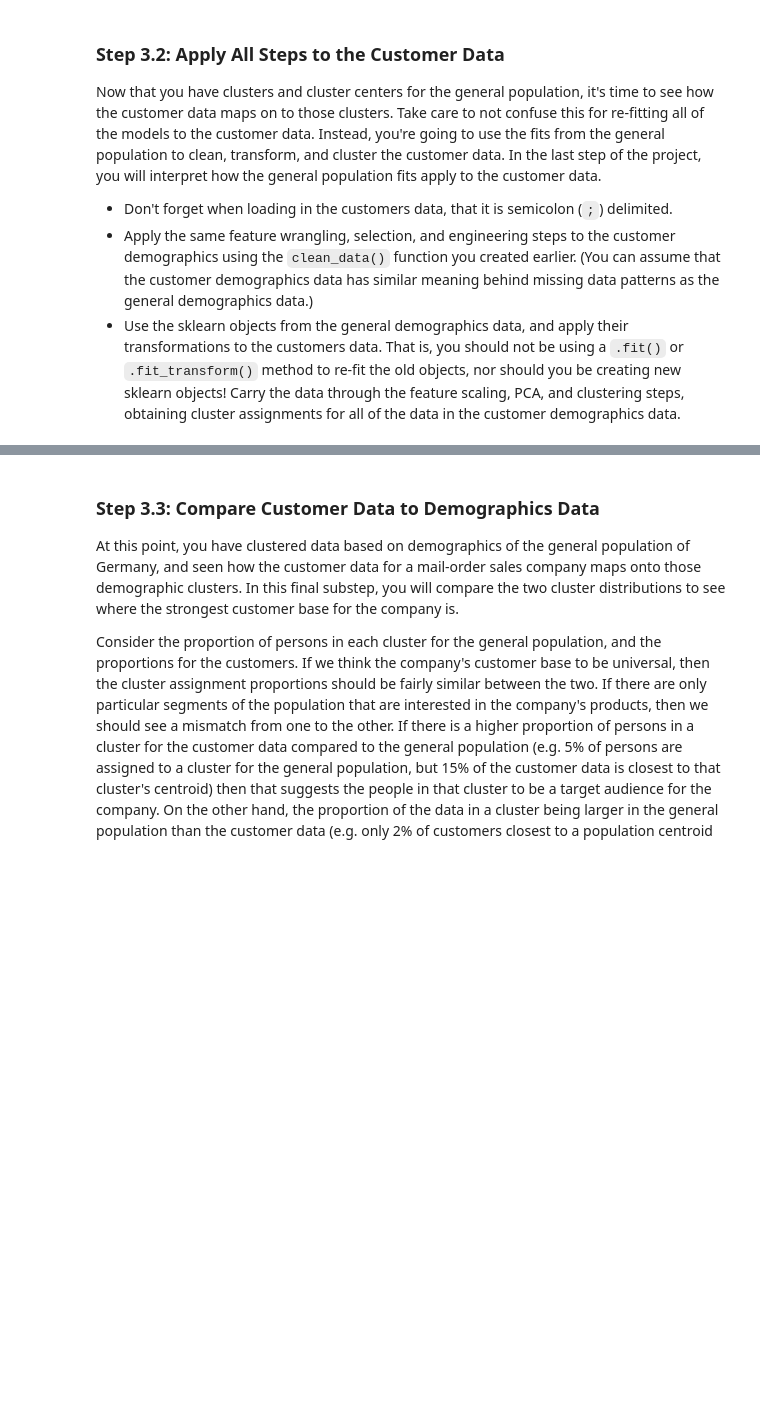
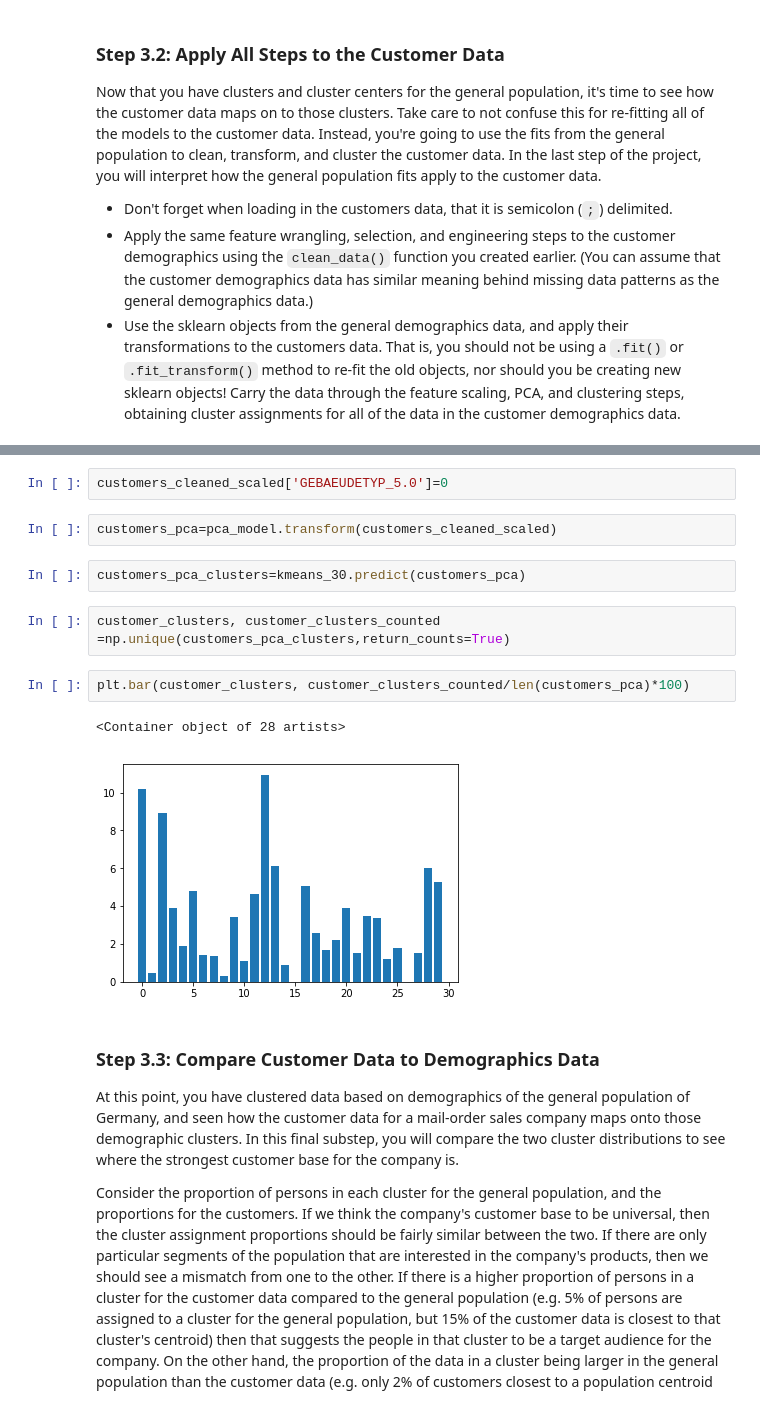
Before and after one commit to cemtekesin/Identify_Customer_Segments, a Jupyter notebook: Identify_Customer_Segments.ipynb, the cells around one changed output, grey strips where cells are left out. Saved outputs shown, nothing was run; the diff lists cells and outputs as text; blank space fills up the shorter version.

```diff
--- a/Identify_Customer_Segments.ipynb
+++ b/Identify_Customer_Segments.ipynb
@@ -1110,3 +1250,16 @@ customers =
+# %%
+customers_cleaned_scaled['GEBAEUDETYP_5.0']=0
+# %%
+customers_pca=pca_model.transform(customers_cleaned_scaled)
+# %%
+customers_pca_clusters=kmeans_30.predict(customers_pca)
+# %%
+customer_clusters, customer_clusters_counted =np.unique(customers_pca_clusters,return_counts=True)
+# %%
+plt.bar(customer_clusters, customer_clusters_counted/len(customers_pca)*100)
+# %% [output]
+<Container object of 28 artists>
+[figure, added]
 # %% [markdown]
 ### Step 3.3: Compare Customer Data to Demographics Data
 
```
Also changed, not shown: parts of 22 cells of this notebook.
